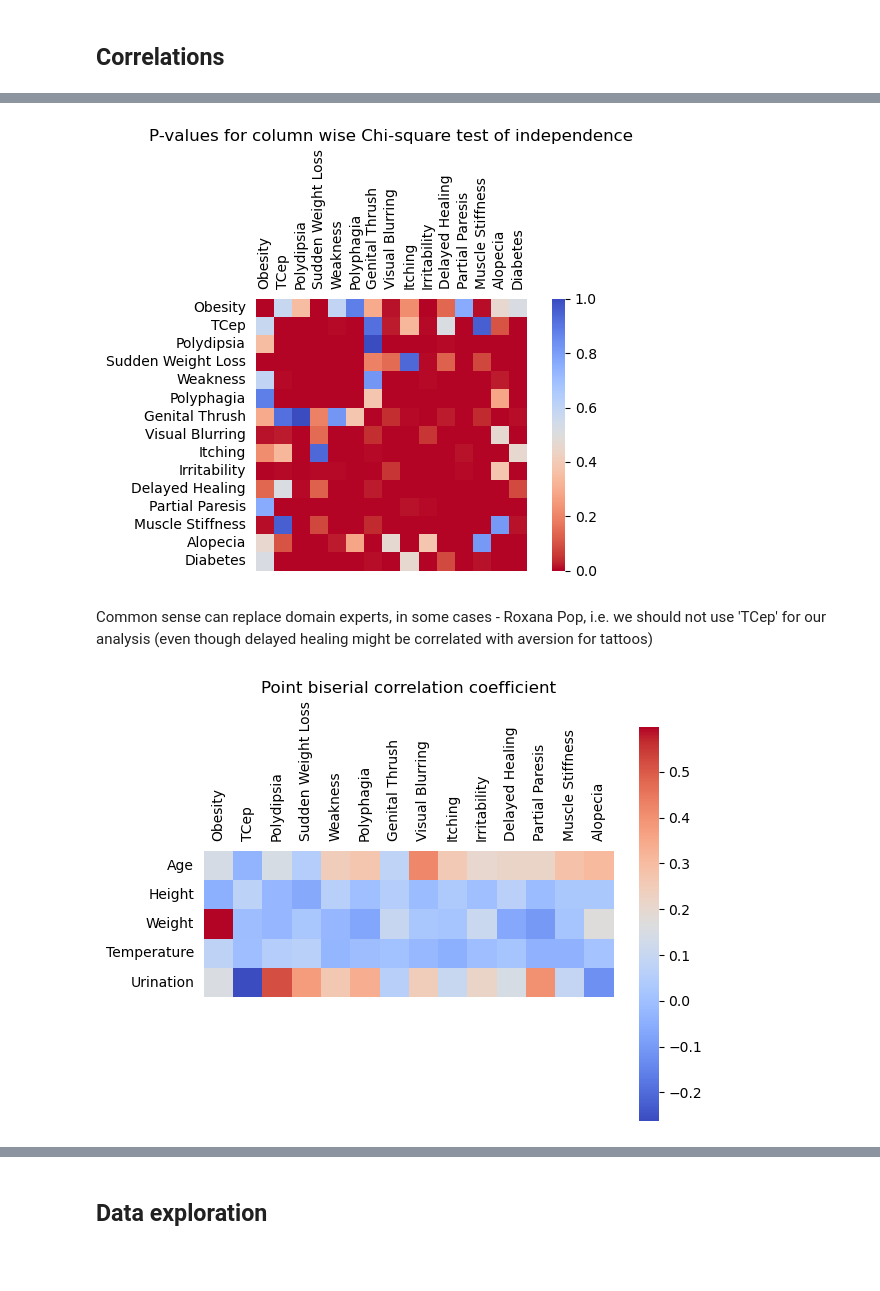
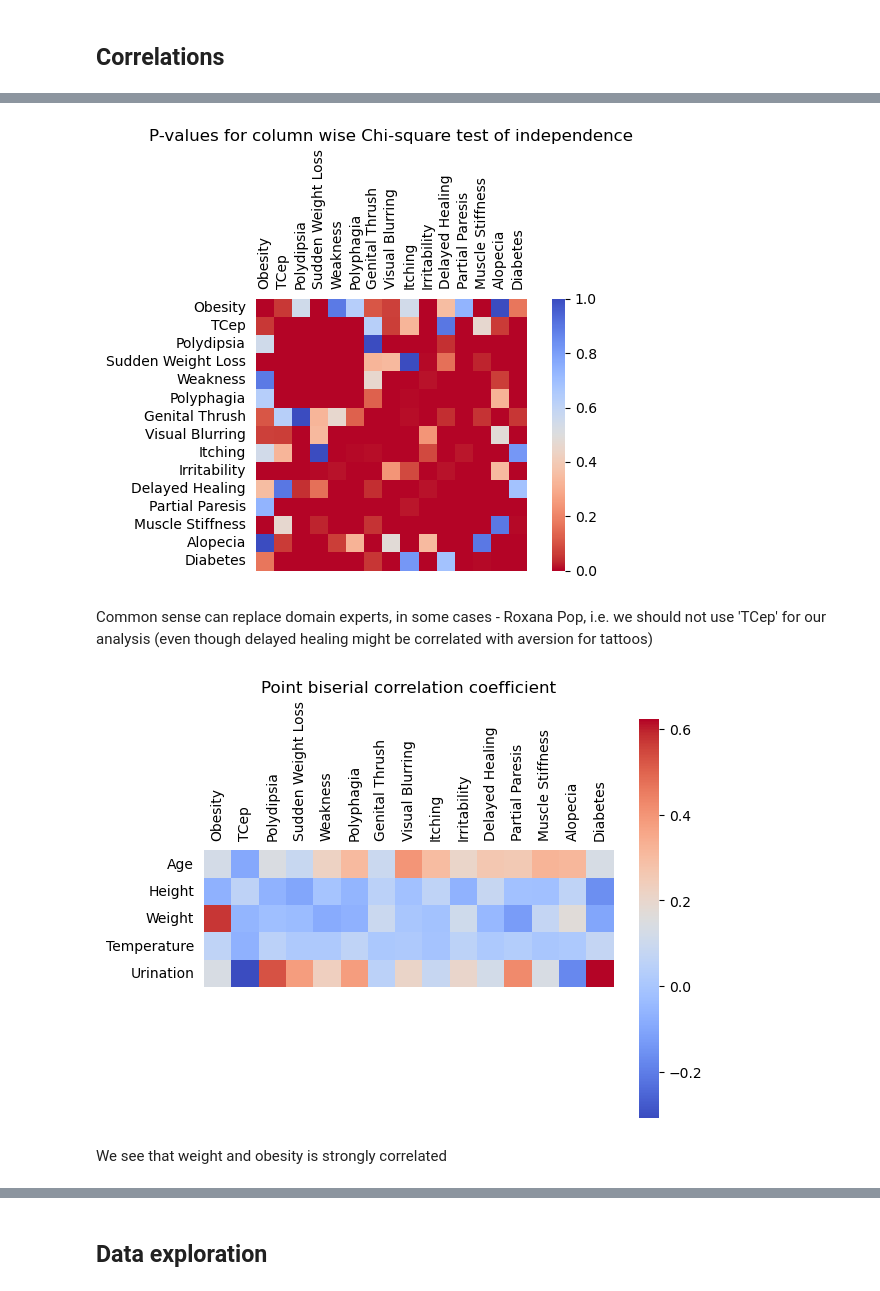
Before and after one commit to Even-tr/IN-STK5000-9000-Project-1, a Jupyter notebook: NotebookV2.ipynb, the cells around one changed output, grey strips where cells are left out. Drawn from its saved outputs; the diff is of its cells as text; code cells hidden in the pictures; blank space fills up the shorter version.

Commit message:
converted Diabetes to int and added some conversion to point biserial test

```diff
--- a/NotebookV2.ipynb
+++ b/NotebookV2.ipynb
@@ -50,6 +50,7 @@ for f in binary_features:
 
 # Converts all binary features to ints, preserving Na-s
 diabetes = diabetes.replace({'yes':1, 'no':0})
+diabetes = diabetes.replace({'Positive':1, 'Negative':0})
 # %% [markdown]
 ## Duplicates
 
@@ -260,12 +260,14 @@ from helpers import plot_chi_square_p_values
 # reverse color as low p-value indicates strong dependence
 plot_chi_square_p_values(train[binary_features + ['Diabetes']], kwargs={'cmap' : matplotlib.colormaps[cmap +'_r']})
 # %% [output]
-[figure, old version]
+[figure, new version]
 # %% [markdown]
 Common sense can replace domain experts, in some cases - Roxana Pop, i.e. we should not use 'TCep' for our analysis (even though delayed healing might be correlated with aversion for tattoos)
 # %%
 from biseral_correlation import plot_point_biserial_correlation
 # %%
-plot_point_biserial_correlation(train, cont=num_features, cat=binary_features, kwargs={'cmap' : cmap})
+plot_point_biserial_correlation(train, cont=num_features, cat=binary_features + ['Diabetes'], kwargs={'cmap' : cmap})
 # %% [output]
-[figure, old version]
+[figure, new version]
+# %% [markdown]
+ We see that weight and obesity is strongly correlated
```
Also changed, not shown: parts of 21 cells of this notebook, 1 other file.
